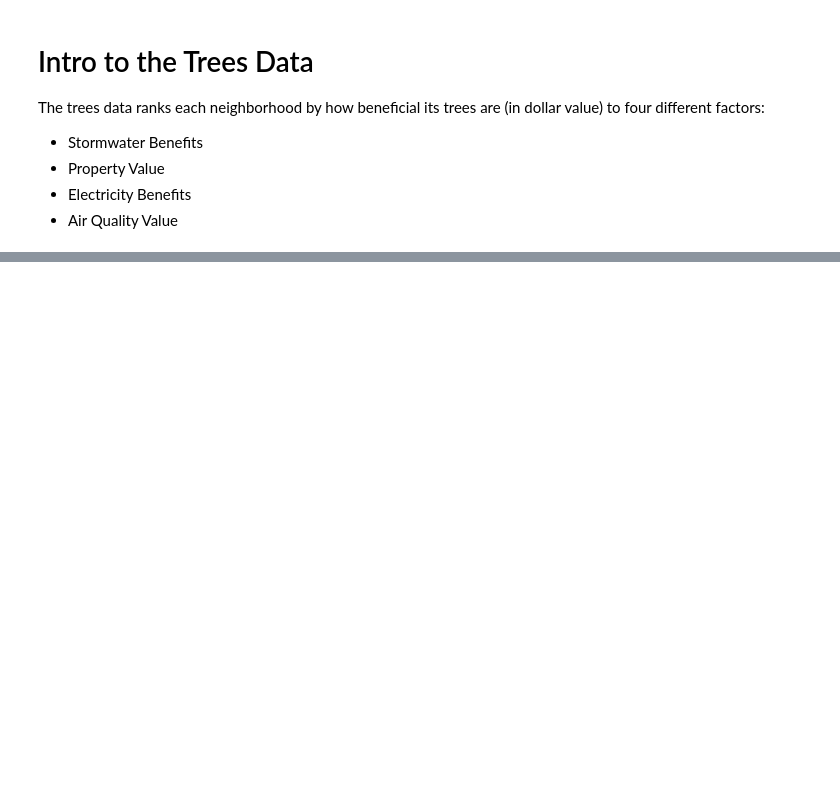
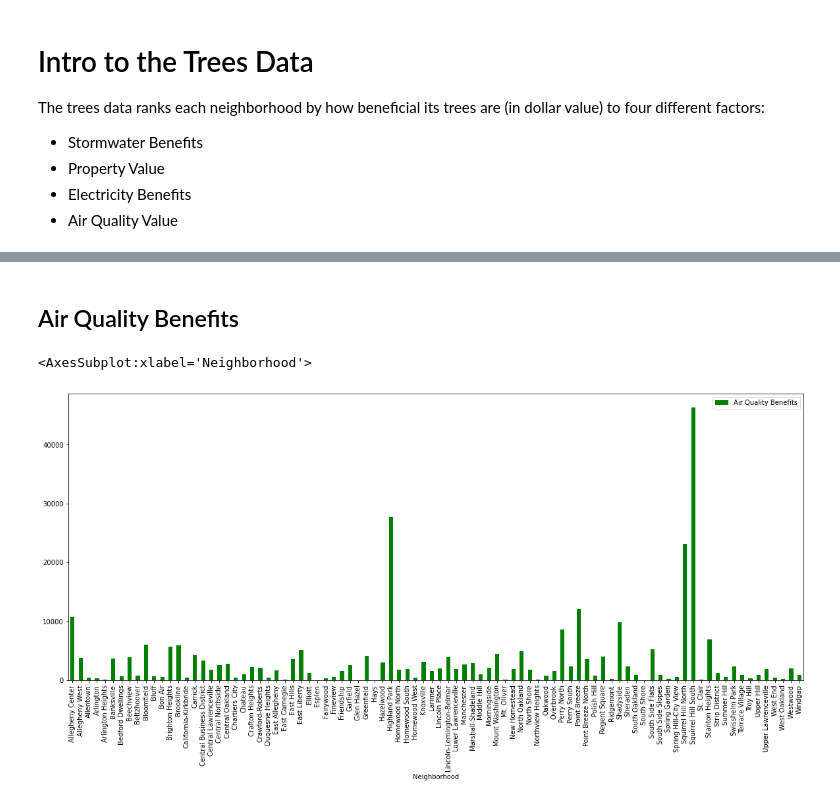
Before and after one commit to hunterbash/0010-final-project, a Jupyter notebook: Hunter_Trees.ipynb, the cells around one changed output, grey strips where cells are left out. Saved outputs shown, nothing was run; the diff lists cells and outputs as text; code cells hidden in the pictures; blank space fills up the shorter version.

```diff
--- a/Hunter_Trees.ipynb
+++ b/Hunter_Trees.ipynb
@@ -97,0 +141,7 @@ ValueError: 5 columns passed, passed data had 1 columns
+# %% [markdown]
+## Air Quality Benefits
+# %%
+scores.iloc[:,[0,4]].plot.bar(x='Neighborhood', figsize=(20,8), color='green')
+# %% [output]
+<AxesSubplot:xlabel='Neighborhood'>
+[figure, added]
```
Also changed, not shown: parts of 16 cells of this notebook.
